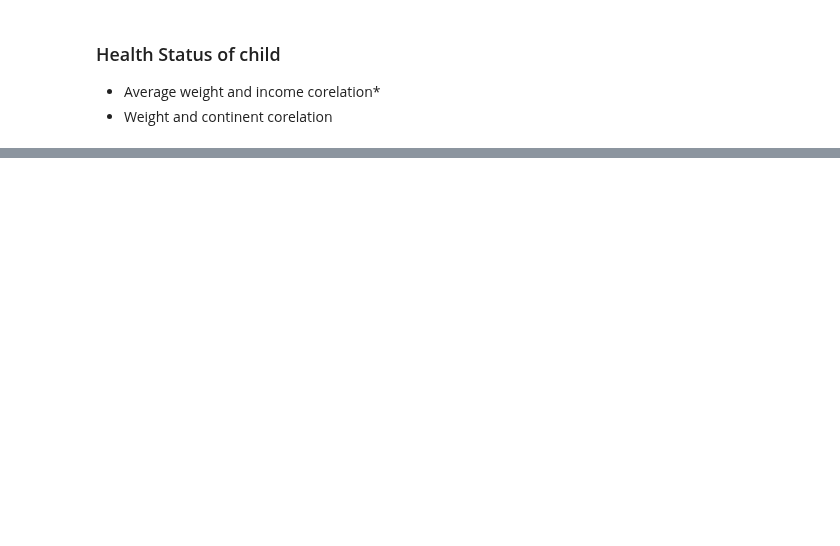
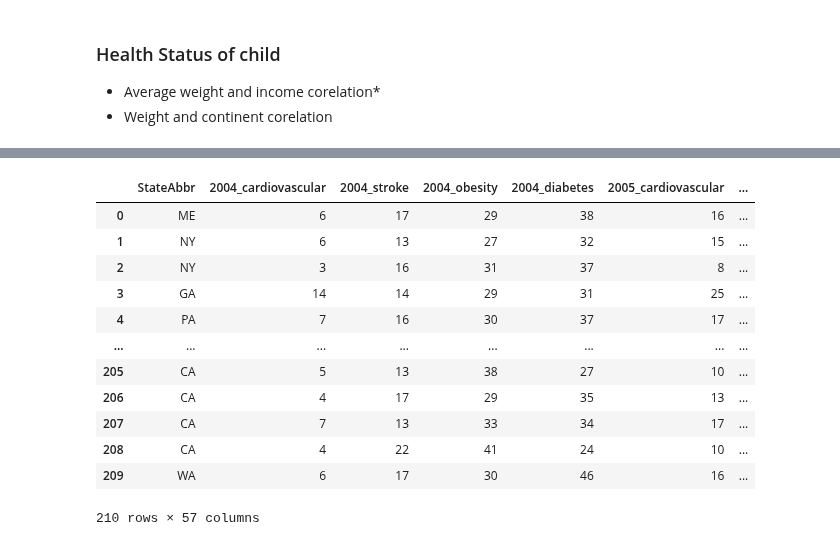
Before and after one commit to HardoModo/Dev10-Capstone, a Jupyter notebook: Jin/Malnutrition by income.ipynb, the cells around one changed output, grey strips where cells are left out. Drawn from its saved outputs; the diff is of its cells as text; code cells hidden in the pictures; blank space fills up the shorter version.

```diff
--- a/Jin/Malnutrition by income.ipynb
+++ b/Jin/Malnutrition by income.ipynb
@@ -93,0 +121,16 @@ Text(0.5, 1.0, 'Child Average Weight Ratings By Continent')
+# %%
+health_df
+# %% [output]
+|  | StateAbbr | 2004_cardiovascular | 2004_stroke | 2004_obesity | 2004_diabetes | 2005_cardiovascular | ... |
+| 0 | ME | 6 | 17 | 29 | 38 | 16 | ... |
+| 1 | NY | 6 | 13 | 27 | 32 | 15 | ... |
+| 2 | NY | 3 | 16 | 31 | 37 | 8 | ... |
+| 3 | GA | 14 | 14 | 29 | 31 | 25 | ... |
+| 4 | PA | 7 | 16 | 30 | 37 | 17 | ... |
+| ... | ... | ... | ... | ... | ... | ... | ... |
+| 205 | CA | 5 | 13 | 38 | 27 | 10 | ... |
+| 206 | CA | 4 | 17 | 29 | 35 | 13 | ... |
+| 207 | CA | 7 | 13 | 33 | 34 | 17 | ... |
+| 208 | CA | 4 | 22 | 41 | 24 | 10 | ... |
+| 209 | WA | 6 | 17 | 30 | 46 | 16 | ... |
+210 rows × 57 columns
```
Also changed, not shown: parts of 19 cells of this notebook, 7 other files.
